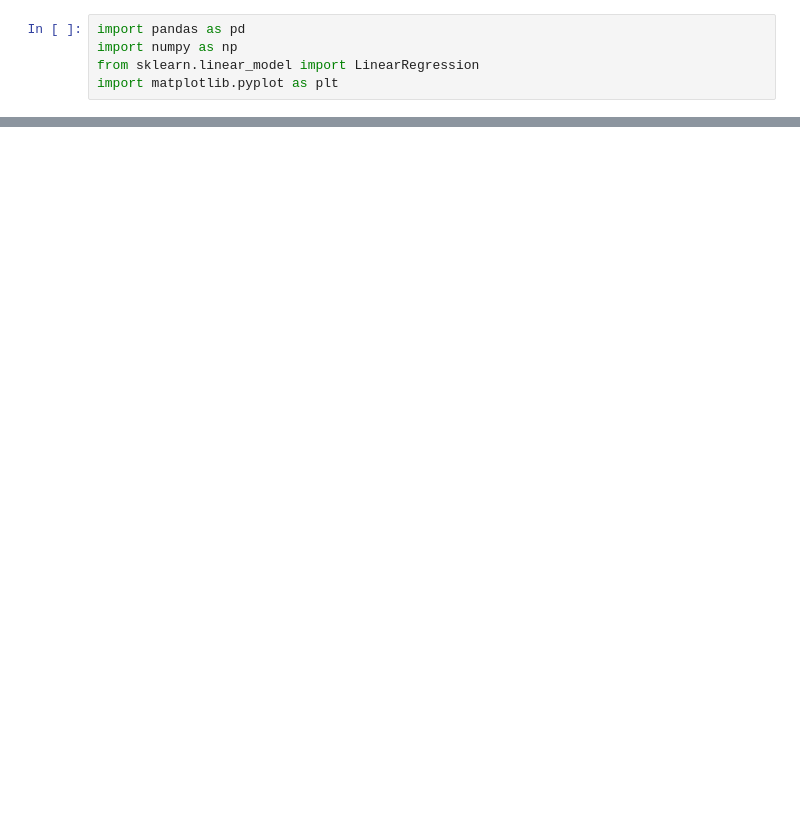
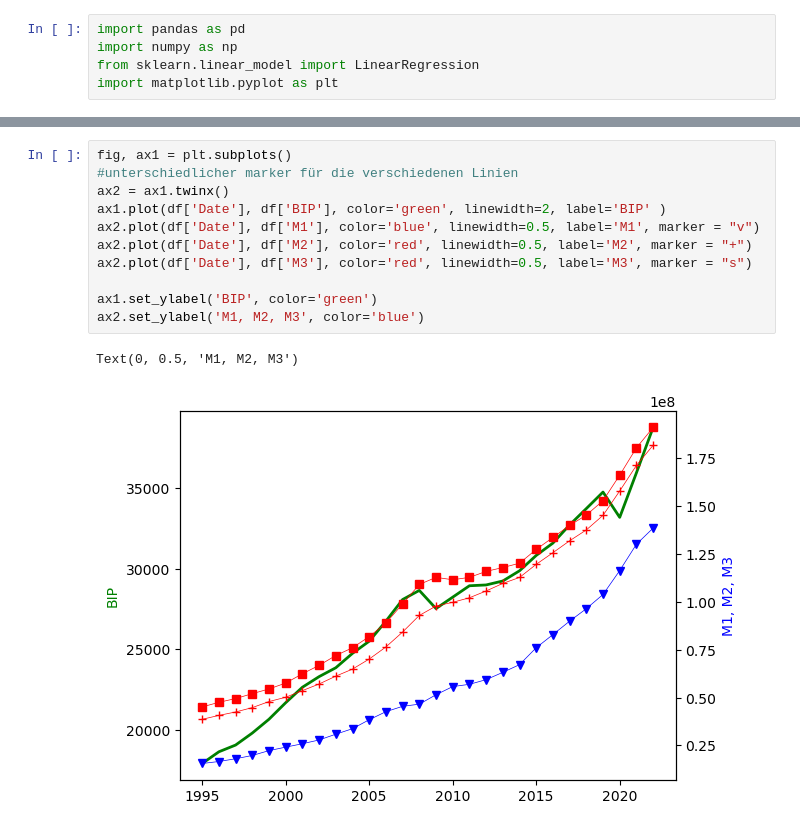
Before and after one commit to RiccardoDAndrea/Training, a Jupyter notebook: Scripts/models/Linear Regression/Vis.ipynb, the cells around one changed output, grey strips where cells are left out. Saved outputs shown, nothing was run; the diff lists cells and outputs as text; blank space fills up the shorter version.

```diff
--- a/Scripts/models/Linear Regression/Vis.ipynb
+++ b/Scripts/models/Linear Regression/Vis.ipynb
@@ -15,0 +16,14 @@ merged_df.head()
+# %%
+fig, ax1 = plt.subplots()
+#unterschiedlicher marker für die verschiedenen Linien
+ax2 = ax1.twinx()
+ax1.plot(df['Date'], df['BIP'], color='green', linewidth=2, label='BIP' )
+ax2.plot(df['Date'], df['M1'], color='blue', linewidth=0.5, label='M1', marker = "v")
+ax2.plot(df['Date'], df['M2'], color='red', linewidth=0.5, label='M2', marker = "+")
+ax2.plot(df['Date'], df['M3'], color='red', linewidth=0.5, label='M3', marker = "s")
+
+ax1.set_ylabel('BIP', color='green')
+ax2.set_ylabel('M1, M2, M3', color='blue')
+# %% [output]
+Text(0, 0.5, 'M1, M2, M3')
+[figure, added]
```
Also changed, not shown: parts of 1 cell of this notebook, 2 other files.
